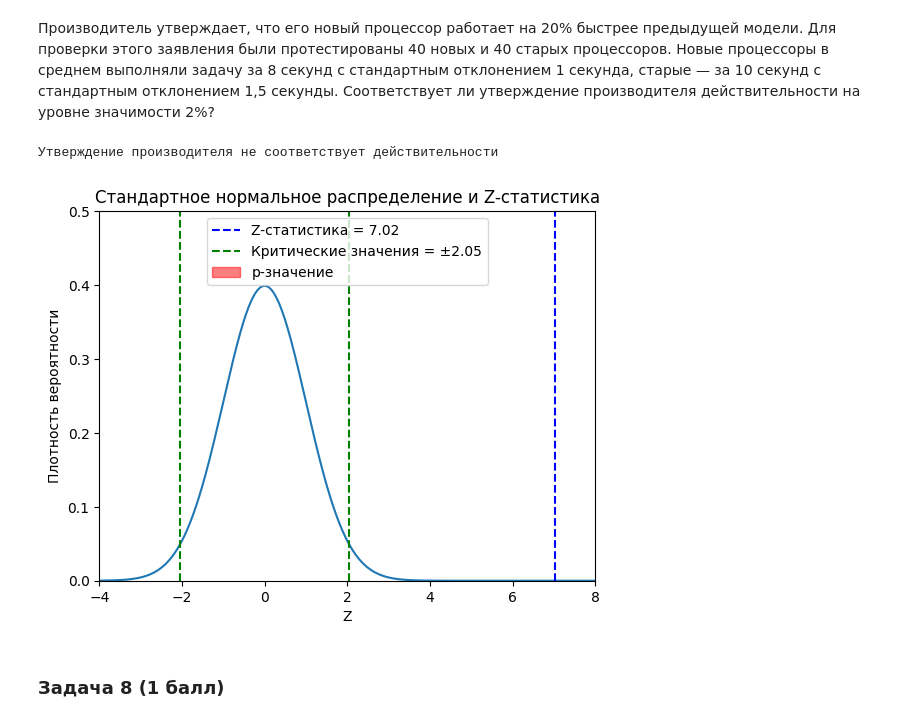
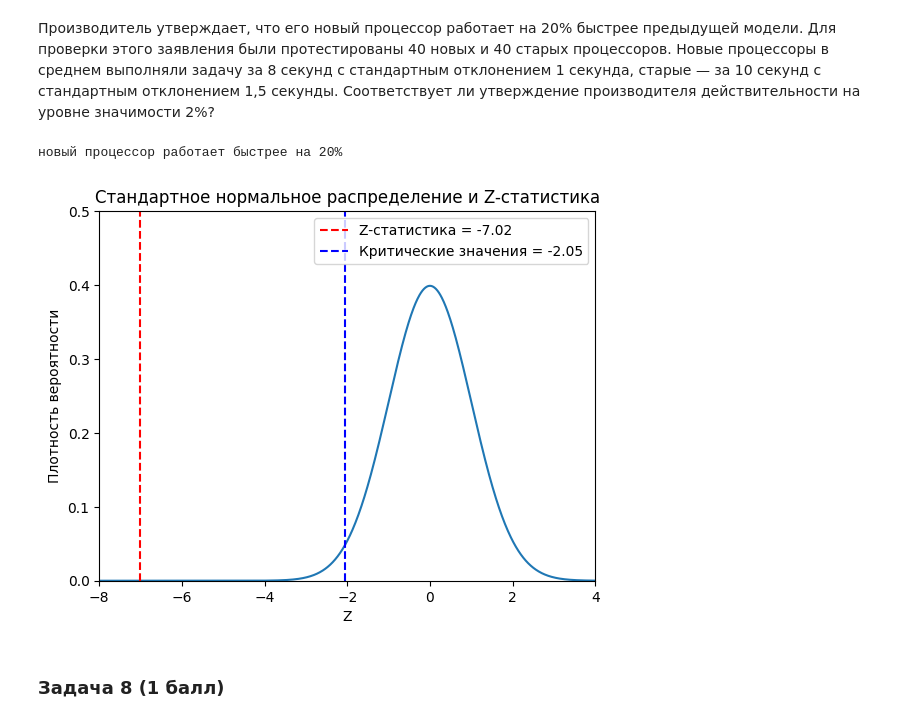
Before and after one commit to SpongeFrogy/Math_Statistics_ATH_2024, a Jupyter notebook: hw_3/ITMO_MathStat_HW_3.ipynb, the cells around one changed output. Saved outputs shown, nothing was run; the diff lists cells and outputs as text; code cells hidden in the pictures.

```diff
--- a/hw_3/ITMO_MathStat_HW_3.ipynb
+++ b/hw_3/ITMO_MathStat_HW_3.ipynb
@@ -30,19 +30,23 @@ def plot_z(
     pdf = stats.norm.pdf(z_value, 0, 1)
     plt.plot(z_value, pdf)
 
-    plt.axvline(z_score, color='blue', linestyle='--', label=f'Z-статистика = {z_score:.2f}')
+    plt.axvline(z_score, color='red', linestyle='--', label=f'Z-статистика = {z_score:.2f}')
 
-    plt.axvline(-z_critical, color='green', linestyle='--', label=f'Критические значения = ±{z_critical:.2f}')
-    plt.axvline(z_critical, color='green', linestyle='--')
+
 
     if kind == "left":
-        plt.fill_between(z_value, pdf, where=(z_value <= -abs(z_score)), color='red', alpha=0.5, label='p-значение')
+        plt.axvline(z_critical, color='blue', linestyle='--', label=f'Критические значения = {z_critical:.2f}')
+        plt.fill_between(z_value, pdf, where=(z_value <= -abs(z_score)), color='red', alpha=0.5)
     elif kind == "right":
-        plt.fill_between(z_value, pdf, where=(z_value >= abs(z_score)), color='red', alpha=0.5, label='p-значение')
+        plt.axvline(z_critical, color='blue', linestyle='--', label=f'Критические значения = {z_critical:.2f}')
+        plt.fill_between(z_value, pdf, where=(z_value >= abs(z_score)), color='red', alpha=0.5)
     elif kind == "both":
-        plt.fill_between(z_value, pdf, where=(z_value <= -abs(z_score)), color='red', alpha=0.5, label='p-значение')
+        plt.axvline(abs(z_score), color='red', linestyle='--')
+        plt.axvline(-abs(z_score), color='red', linestyle='--')
+        plt.fill_between(z_value, pdf, where=(z_value <= -abs(z_score)), color='red', alpha=0.5)
         plt.fill_between(z_value, pdf, where=(z_value >= abs(z_score)), color='red', alpha=0.5)
-
+        plt.axvline(-z_critical, color='blue', linestyle='--', label=f'Критические значения = ±{z_critical:.2f}')
+        plt.axvline(z_critical, color='blue', linestyle='--')
 
     plt.xlim(z_min, z_max)
     plt.ylim(0, 0.5)
@@ -65,16 +69,21 @@ def plot_t(
     pdf = stats.t.pdf(t_value, df)
     plt.plot(t_value, pdf)
 
-    plt.axvline(t_score, color='blue', linestyle='--', label=f't-статистика = {t_score:.2f}')
 
-    plt.axvline(-t_critical, color='green', linestyle='--', label=f'Критические значения = ±{t_critical:.2f}')
-    plt.axvline(t_critical, color='green', linestyle='--')
+    plt.axvline(t_score, color='red', linestyle='--', label=f't-статистика = {t_score:.2f}')
 
     if kind == "left":
-        plt.fill_between(t_value, pdf, where=(t_value <= -abs(t_score)), color='red', alpha=0.5, label='p-значение')
+        plt.axvline(t_critical, color='blue', linestyle='--', label=f'Критические значения = {t_critical:.2f}')
+        plt.fill_between(t_value, pdf, where=(t_value <= t_score), color='red', alpha=0.5, label='p-значение')
     elif kind == "right":
+        plt.axvline(t_critical, color='blue', linestyle='--', label=f'Критические значения = {t_critical:.2f}')
         plt.fill_between(t_value, pdf, where=(t_value >= abs(t_score)), color='red', alpha=0.5, label='p-значение')
     elif kind == "both":
+        plt.axvline(abs(t_score), color='red', linestyle='--')
+        plt.axvline(-abs(t_score), color='red', linestyle='--')
+        plt.axvline(-abs(t_critical), color='blue', linestyle='--', label=f'Критические значения = +-{t_critical:.2f}')
+        plt.axvline(abs(t_critical), color='blue', linestyle='--')
+
         plt.fill_between(t_value, pdf, where=(t_value <= -abs(t_score)), color='red', alpha=0.5, label='p-значение')
         plt.fill_between(t_value, pdf, where=(t_value >= abs(t_score)), color='red', alpha=0.5)
 
@@ -362,28 +367,28 @@ p-значение: 0.0000
 # %%
 alpha = 0.02
 
 n1, sample_mean1, sigma1 = 40, 8, 1
 n2, sample_mean2, sigma2 = 40, 10, 1.5
 
-z_score = (sample_mean2 - sample_mean1) / np.sqrt((sigma1**2 / n1) + (sigma2**2 / n2))
-critical_value = stats.norm.ppf(1 - alpha)
+z_score = (sample_mean1 - sample_mean2) / np.sqrt((sigma1**2 / n1) + (sigma2**2 / n2))
+critical_value = stats.norm.ppf(alpha)
 
-p_value = 2 * (1 - stats.norm.cdf(abs(z_score)))
+p_value = stats.norm.cdf(z_score)
 
 if p_value < alpha:
+    print("новый процессор работает быстрее на 20%")
+else:
     print("Утверждение производителя не соответствует действительности")
-else:
-    print("Утверждение производителя соответствует действительности")
 
 plot_z(
     z_score,
     critical_value,
-    kind='both',
-    z_max=8
+    kind='left',
+    z_min=-8
 )
 # %% [output]
-Утверждение производителя не соответствует действительности
+новый процессор работает быстрее на 20%
-[figure, old version]
+[figure, new version]
 # %% [markdown]
 ### Задача 8 (1 балл)
 # %% [markdown]
```
Also changed, not shown: parts of 30 cells of this notebook.
